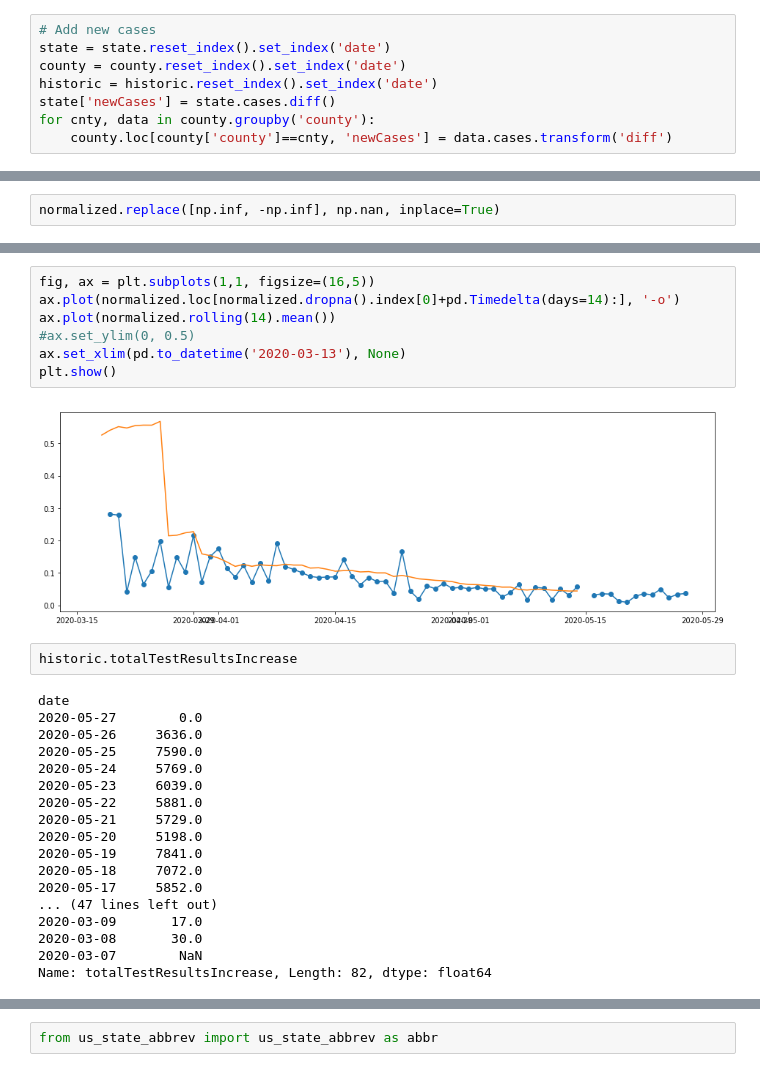
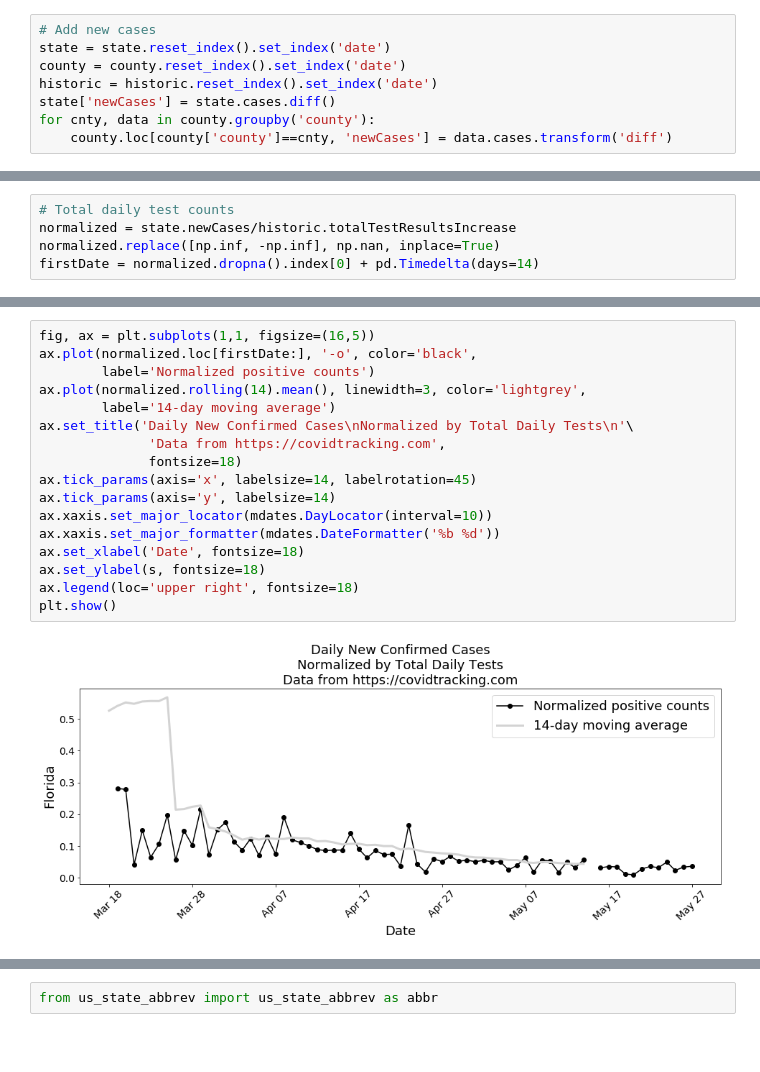
Before and after one commit to mdgrossi/covid19, a Jupyter notebook: cases.ipynb, the cells around one changed output, grey strips where cells are left out. Saved outputs shown, nothing was run; the diff lists cells and outputs as text; blank space fills up the shorter version.

```diff
--- a/cases.ipynb
+++ b/cases.ipynb
@@ -33,2 +31,5 @@ normalized = state.newCases/historic.totalTestResultsIncrease
 # %%
+# Total daily test counts
+normalized = state.newCases/historic.totalTestResultsIncrease
 normalized.replace([np.inf, -np.inf], np.nan, inplace=True)
+firstDate = normalized.dropna().index[0] + pd.Timedelta(days=14)
@@ -39,31 +36,21 @@ Timestamp('2020-03-05 00:00:00')
-# %%
-fig, ax = plt.subplots(1,1, figsize=(16,5))
-ax.plot(normalized.loc[normalized.dropna().index[0]+pd.Timedelta(days=14):], '-o')
-ax.plot(normalized.rolling(14).mean())
-#ax.set_ylim(0, 0.5)
-ax.set_xlim(pd.to_datetime('2020-03-13'), None)
-plt.show()
-# %% [output]
-[figure, removed]
-# %%
-historic.totalTestResultsIncrease
-# %% [output]
-date
-2020-05-27        0.0
-2020-05-26     3636.0
-2020-05-25     7590.0
-2020-05-24     5769.0
-2020-05-23     6039.0
-2020-05-22     5881.0
-2020-05-21     5729.0
-2020-05-20     5198.0
-2020-05-19     7841.0
-2020-05-18     7072.0
-2020-05-17     5852.0
-... (47 lines left out)
-2020-03-09       17.0
-2020-03-08       30.0
-2020-03-07        NaN
-Name: totalTestResultsIncrease, Length: 82, dtype: float64
+# %%
+fig, ax = plt.subplots(1,1, figsize=(16,5))
+ax.plot(normalized.loc[firstDate:], '-o', color='black',
+        label='Normalized positive counts')
+ax.plot(normalized.rolling(14).mean(), linewidth=3, color='lightgrey',
+        label='14-day moving average')
+ax.set_title('Daily New Confirmed Cases\nNormalized by Total Daily Tests\n'\
+              'Data from https://covidtracking.com',
+              fontsize=18)
+ax.tick_params(axis='x', labelsize=14, labelrotation=45)
+ax.tick_params(axis='y', labelsize=14)
+ax.xaxis.set_major_locator(mdates.DayLocator(interval=10))
+ax.xaxis.set_major_formatter(mdates.DateFormatter('%b %d'))
+ax.set_xlabel('Date', fontsize=18)
+ax.set_ylabel(s, fontsize=18)
+ax.legend(loc='upper right', fontsize=18)
+plt.show()
+# %% [output]
+[figure, added]
 # %%
 # Make plot
```
Also changed, not shown: parts of 3 cells of this notebook.
